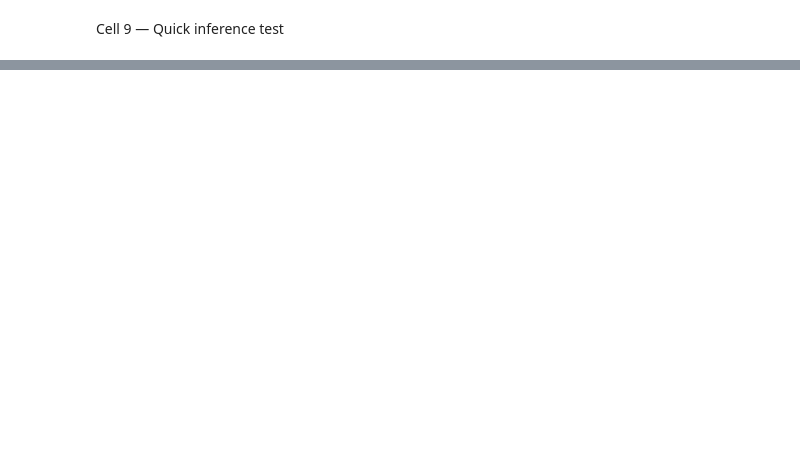
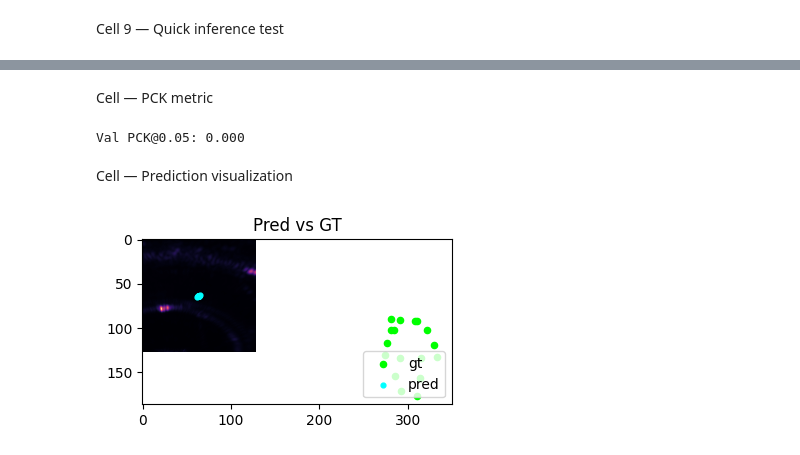
Before and after one commit to manthanp76/ai-posedetection-radar, a Jupyter notebook: internship projects/Pose Detucting AI using Radardata/main.ipynb, the cells around one changed output, grey strips where cells are left out. Saved outputs shown, nothing was run; the diff lists cells and outputs as text; code cells hidden in the pictures; blank space fills up the shorter version.

```diff
--- a/internship projects/Pose Detucting AI using Radardata/main.ipynb
+++ b/internship projects/Pose Detucting AI using Radardata/main.ipynb
@@ -170,15 +239,23 @@ print(f"{len(ids_tr)} train, {len(ids_va)} val frames found.")
 # %% [markdown]
 Cell 7 — Dataloaders + Model + Optimizer
 # %%
-BATCH=32; EPOCHS=30; LR=1e-4; OUT_RES=128
-ds_tr=RadarPoseDataset(DATA_DIR,ids_tr,OUT_RES)
-ds_va=RadarPoseDataset(DATA_DIR,ids_va,OUT_RES)
-dl_tr=DataLoader(ds_tr,BATCH,shuffle=True,num_workers=0,pin_memory=True)
-dl_va=DataLoader(ds_va,BATCH,shuffle=False,num_workers=0)
+BATCH = 32; EPOCHS = 120; LR = 3e-4; OUT_RES = 128; PATIENCE = 15
 
-model=RadarPoseNet(num_kp=17,in_ch=2,base=64,out_res=OUT_RES).to(device)
-opt=torch.optim.AdamW(model.parameters(),lr=LR,weight_decay=1e-2)
-sch=torch.optim.lr_scheduler.CosineAnnealingLR(opt,T_max=EPOCHS)
+stats_cache = os.path.join(OUT_DIR, f"radar_norm_res{OUT_RES}_log{int(LOG_SCALE_INPUT)}.npz")
+mean, std = compute_channel_stats(DATA_DIR, ids_tr, OUT_RES, cache_path=stats_cache, log_scale=LOG_SCALE_INPUT)
+print(f"Norm stats (mean={mean}, std={std})")
+
+ds_tr = RadarPoseDataset(DATA_DIR, ids_tr, OUT_RES, mean=mean, std=std, log_scale=LOG_SCALE_INPUT)
+ds_va = RadarPoseDataset(DATA_DIR, ids_va, OUT_RES, mean=mean, std=std, log_scale=LOG_SCALE_INPUT)
+ds_te = RadarPoseDataset(DATA_DIR, ids_te, OUT_RES, mean=mean, std=std, log_scale=LOG_SCALE_INPUT)
+
+dl_tr = DataLoader(ds_tr, BATCH, shuffle=True, num_workers=0, pin_memory=True)
+dl_va = DataLoader(ds_va, BATCH, shuffle=False, num_workers=0)
+dl_te = DataLoader(ds_te, BATCH, shuffle=False, num_workers=0)
+
+model = RadarPoseNet(num_kp=17, in_ch=2, base=64, out_res=OUT_RES).to(device)
+opt = torch.optim.AdamW(model.parameters(), lr=LR, weight_decay=1e-4)
+sch = torch.optim.lr_scheduler.ReduceLROnPlateau(opt, mode='min', factor=0.5, patience=5, min_lr=1e-6, verbose=True)
 # %% [markdown]
 Cell 8 — Training loop
 # %%
@@ -214,9 +303,7 @@ Best val MAE: 38.77237921281217
 # %% [markdown]
 Cell 9 — Quick inference test
 # %%
-ckpt = torch.load(os.path.join(OUT_DIR, "radar_pose_best.pt"),
-                  map_location=device,
-                  weights_only=True)
+ckpt = torch.load(os.path.join(OUT_DIR, "radar_pose_best.pt"), map_location=device)
 
 model.load_state_dict(ckpt["model"]); model.eval()
 
@@ -234,0 +322,46 @@ Conf: [0.00014508 0.00011381 0.00014404 0.00011293 0.00011451]
+# %% [markdown]
+Cell — PCK metric
+# %%
+@torch.no_grad()
+def evaluate_pck(model, loader, device, alpha=0.05):
+    model.eval(); correct=0; total=0
+    H = W = getattr(model, 'out_res', 128)
+    thresh = alpha*max(H, W)
+    for b in loader:
+        x=b['input'].to(device)
+        y=b['target_xy'].to(device)
+        vis=b['vis'].to(device)
+        _,p,_=model(x)
+        d=torch.norm((p-y),dim=-1)
+        m=(vis>0.5)
+        correct += ((d<thresh)*m).sum().item()
+        total += m.sum().item()
+    return correct/max(total,1)
+
+val_pck = evaluate_pck(model, dl_va, device, alpha=0.05)
+print(f'Val PCK@0.05: {val_pck:.3f}')
+if len(ids_te) > 0:
+    test_pck = evaluate_pck(model, dl_te, device, alpha=0.05)
+    print(f'Test PCK@0.05: {test_pck:.3f}')
+# %% [output]
+Val PCK@0.05: 0.000
+# %% [markdown]
+Cell — Prediction visualization
+# %%
+import matplotlib.pyplot as plt
+def show_sample(sample):
+    img = sample['input'].numpy().sum(axis=0)
+    H,W = img.shape
+    x = sample['input'].unsqueeze(0).to(device)
+    _,pred,_ = model(x)
+    pred = pred[0].detach().cpu().numpy()
+    gt = sample['target_xy'].numpy()
+    vis = sample['vis'].numpy()>0.5
+    plt.figure(figsize=(4,4)); plt.imshow(img, cmap='magma');
+    plt.scatter(gt[vis,0], gt[vis,1], c='lime', s=20, label='gt');
+    plt.scatter(pred[vis,0], pred[vis,1], c='cyan', s=12, label='pred');
+    plt.legend(loc='lower right'); plt.title('Pred vs GT'); plt.show()
+
+show_sample(ds_va[0])
+# %% [output]
+[figure, added]
```
Also changed, not shown: parts of 9 cells of this notebook, 1 other file.
